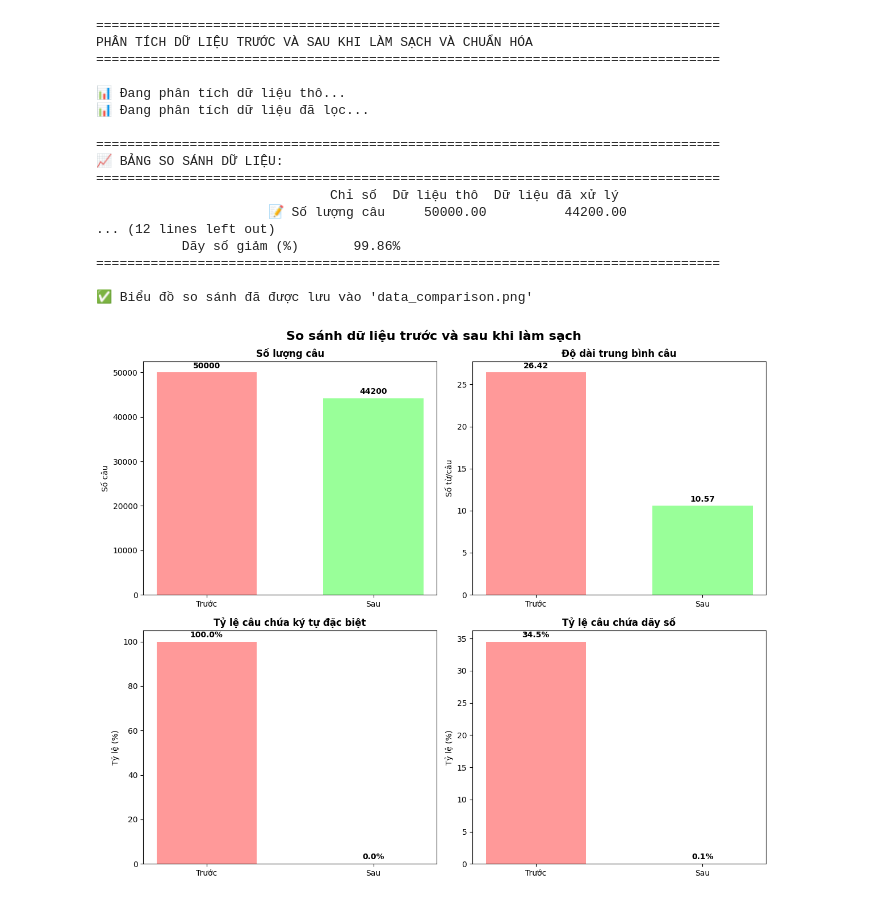
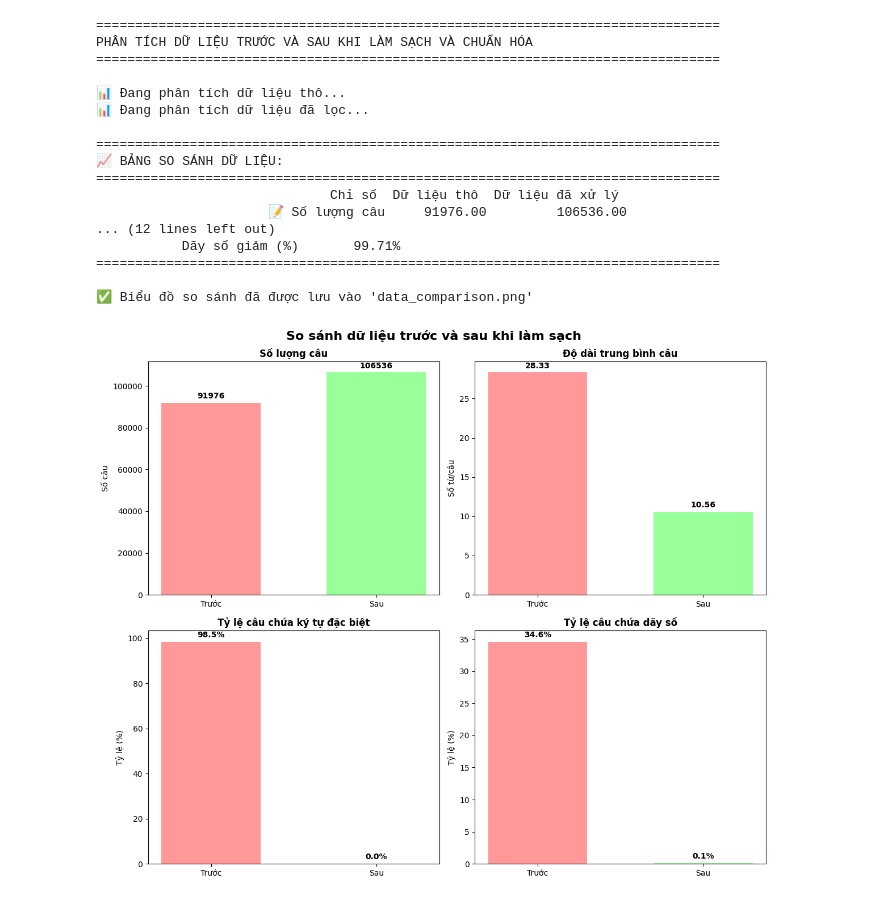
Before and after one commit to LeTrungPhong/Model-for-converting-Vietnamese-text-without-diacritics-to-text-with-diacritics, a Jupyter notebook: clean_data.ipynb, the cells around one changed output. Saved outputs shown, nothing was run; the diff lists cells and outputs as text; code cells hidden in the pictures.

```diff
--- a/clean_data.ipynb
+++ b/clean_data.ipynb
@@ -880,7 +880,7 @@ print("PHÂN TÍCH DỮ LIỆU TRƯỚC VÀ SAU KHI LÀM SẠCH VÀ CHUẨN HÓA
 print("=" * 80)
 
 print("\n📊 Đang phân tích dữ liệu thô...")
-raw_data_stats = analyze_data("raw_data/sentences_50000.txt")
+raw_data_stats = analyze_data("raw_data/crawled_news_pagination.txt")
 
 # Phân tích dữ liệu đã lọc
 print("📊 Đang phân tích dữ liệu đã lọc...")
@@ -977,33 +977,33 @@ if raw_data_stats and filtered_data_stats:
     ratio_digit = [raw_data_stats['ratio_digits'], filtered_data_stats['ratio_digits']]
     axes[1, 1].bar(stages, ratio_digit, color=colors, width=0.6)
     axes[1, 1].set_title('Tỷ lệ câu chứa dãy số', fontweight='bold')
     axes[1, 1].set_ylabel('Tỷ lệ (%)')
     for i, v in enumerate(ratio_digit):
         axes[1, 1].text(i, v + max(ratio_digit)*0.02, f'{v:.1f}%', ha='center', fontweight='bold')
 
     plt.tight_layout()
     plt.savefig('data_comparison.png', dpi=300, bbox_inches='tight')
     print("\n✅ Biểu đồ so sánh đã được lưu vào 'data_comparison.png'")
     plt.show()
 
 else:
     print("❌ Không thể phân tích dữ liệu. Kiểm tra lại đường dẫn file.")
 # %% [output]
 ================================================================================
 PHÂN TÍCH DỮ LIỆU TRƯỚC VÀ SAU KHI LÀM SẠCH VÀ CHUẨN HÓA
 ================================================================================
 
 📊 Đang phân tích dữ liệu thô...
 📊 Đang phân tích dữ liệu đã lọc...
 
 ================================================================================
 📈 BẢNG SO SÁNH DỮ LIỆU:
 ================================================================================
                               Chỉ số  Dữ liệu thô  Dữ liệu đã xử lý
-                      📝 Số lượng câu     50000.00          44200.00
+                      📝 Số lượng câu     91976.00         106536.00
 ... (12 lines left out)
-           Dãy số giảm (%)       99.86%
+           Dãy số giảm (%)       99.71%
 ================================================================================
 
 ✅ Biểu đồ so sánh đã được lưu vào 'data_comparison.png'
-[figure, old version]
+[figure, new version]
```
Also changed, not shown: parts of 13 cells of this notebook, 22 other files.
